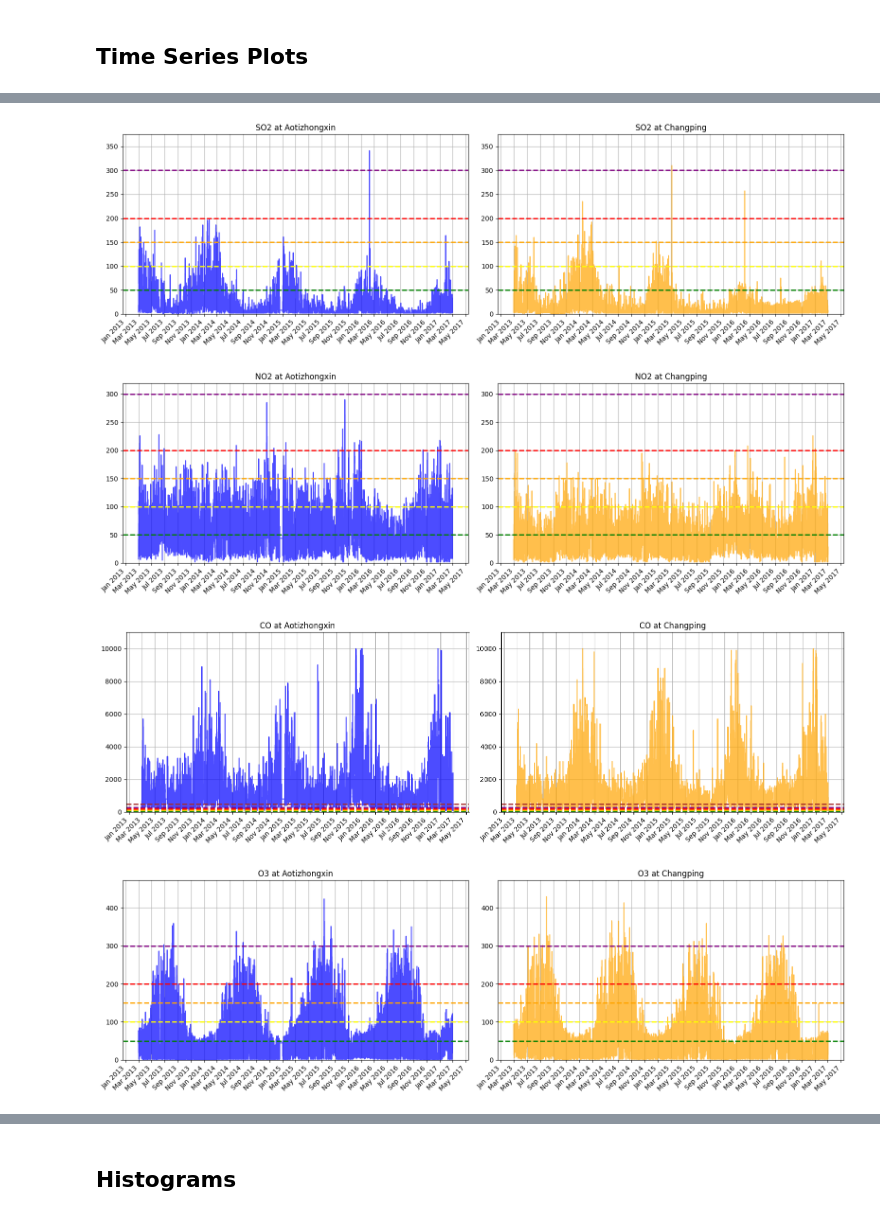
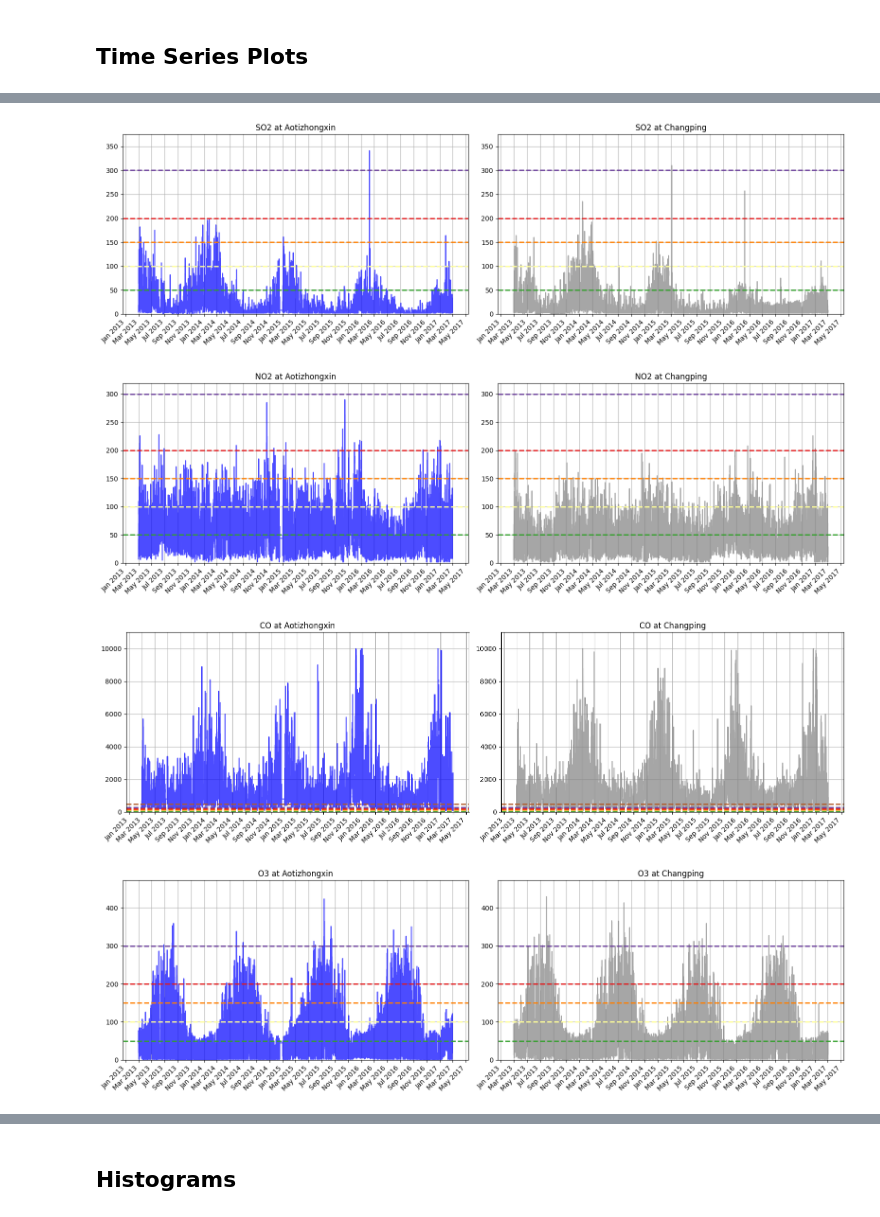
Before and after one commit to pariaighanian/Environmental_Data_Analytics, a Jupyter notebook: main.ipynb, the cells around one changed output, grey strips where cells are left out. Drawn from its saved outputs; the diff is of its cells as text; code cells hidden in the pictures.

Commit message:
time series plot changed

```diff
--- a/main.ipynb
+++ b/main.ipynb
@@ -265,16 +265,16 @@ filtered_df['datetime'] = pd.to_datetime(filtered_df[['year', 'month', 'day', 'h
 stations = filtered_df['station'].unique()
 
 # Define colors for each station
-colors = {stations[0]: 'blue', stations[1]: 'orange'}
+colors = {stations[0]: 'blue', stations[1]: 'gray'}
 
 # Define AQI thresholds and corresponding colors
 aqi_thresholds = {
-    "Good": (0, 50, 'green'),
-    "Moderate": (51, 100, 'yellow'),
-    "Unhealthy for Sensitive Groups": (101, 150, 'orange'),
-    "Unhealthy": (151, 200, 'red'),
-    "Very Unhealthy": (201, 300, 'purple'),
-    "Hazardous": (301, 500, 'brown')
+    "Good": (0, 50, aqi_colors.get('Good')),
+    "Moderate": (51, 100, aqi_colors.get('Moderate')),
+    "Unhealthy for Sensitive Groups": (101, 150, aqi_colors.get('Unhealthy for Sensitive Groups')),
+    "Unhealthy": (151, 200, aqi_colors.get('Unhealthy')),
+    "Very Unhealthy": (201, 300, aqi_colors.get('Very Unhealthy')),
+    "Hazardous": (301, 500, aqi_colors.get('Hazardous'))
 }
 
 # Define a function to plot the parameter for the two stations with AQI thresholds
@@ -300,7 +300,7 @@ def plot_parameter(parameter):
 
         # Add AQI threshold lines with thicker lines
         for threshold_name, (lower, upper, color) in aqi_thresholds.items():
-            axes[j].axhline(y=upper, color=color, linestyle='--', linewidth=2)  # Thicker line for AQI threshold
+            axes[j].axhline(y=upper, color=color, linestyle='--', linewidth=2)
 
     # Set x-ticks for all subplots to show every 2 months with 'Month Year' format
     for ax in axes:
@@ -320,4 +320,4 @@ for parameter in parameters:
-[figure, old version]
+[figure, new version]
-[figure, old version]
+[figure, new version]
-[figure, old version]
+[figure, new version]
-[figure, old version]
+[figure, new version]
```
Also changed, not shown: parts of 2 cells of this notebook.
